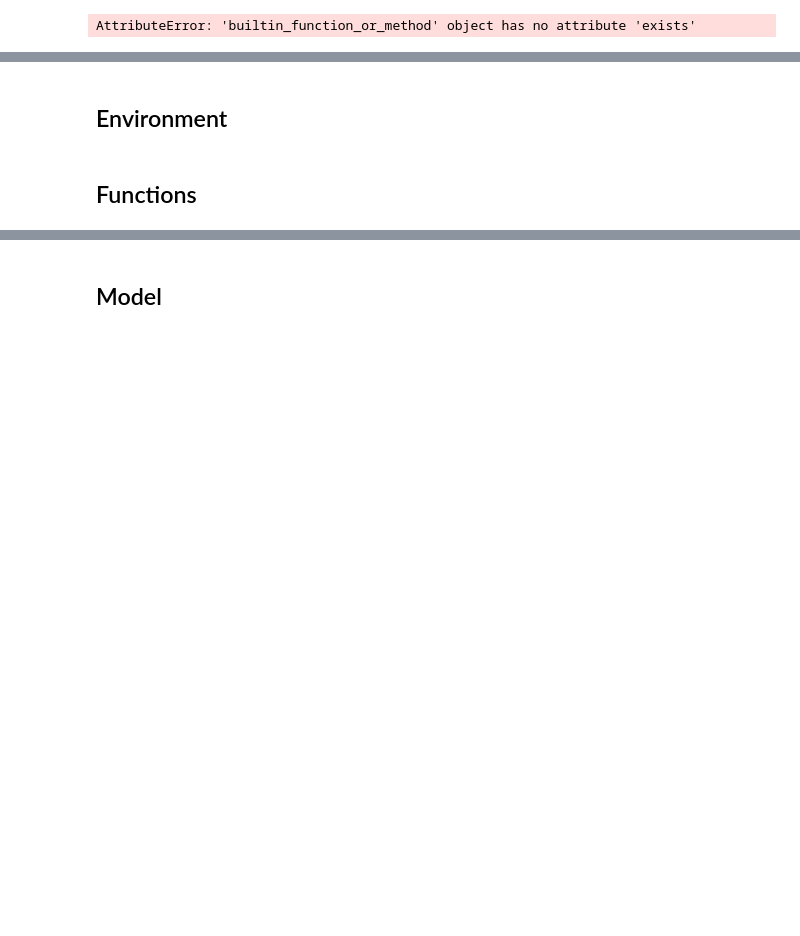
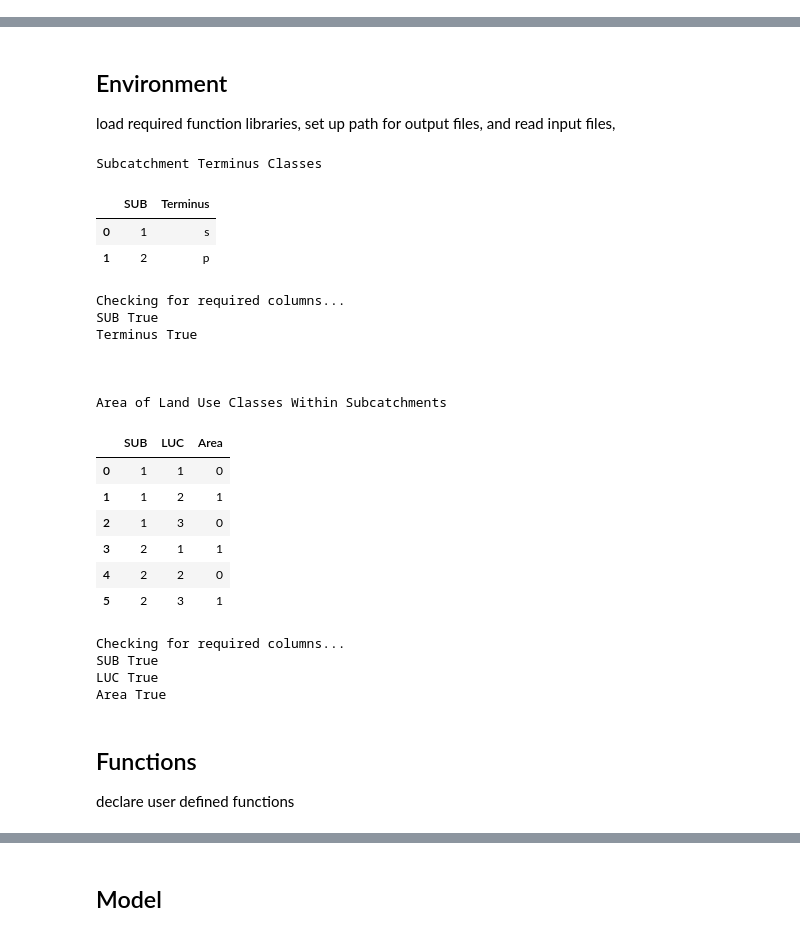
Before and after one commit to arhwiegman/SpatialTools, a Jupyter notebook: arcpy_notebooks/Nload/Nload.ipynb, the cells around one changed output, grey strips where cells are left out. Saved outputs shown, nothing was run; the diff lists cells and outputs as text; code cells hidden in the pictures; blank space fills up the shorter version.

```diff
--- a/arcpy_notebooks/Nload/Nload.ipynb
+++ b/arcpy_notebooks/Nload/Nload.ipynb
@@ -65,11 +65,12 @@ Where:
 See appendix for tables with parameters and values for land use classes. see `Preprossesing.ipynb` for methods to convert available land cover data into the classes listed in table 3.
 # %%
 ### Enter Required User Inputs
-### Subcatchment classifications
-fpath_SUB_terminus = "C:/path/to/terminus/classes/"
-fpath_LUC_areas = "C:/path/to/terminus/classes/"
+### Subcatchment terminus classifications
+#fpath_SUB_terminus = "C:/path/to/sub/terminus/classes/"
+fpath_terminus = r'C:\Workspace\Geodata\Nload\inputs\SUB_terminus.csv'
+### Subcatchment land use class area
+#fpath_LUC_areas = "C:/path/to/sub/luc/areas/"
+fpath_area = r'C:\Workspace\Geodata\Nload\inputs\SUB_LUC_area.csv'
-# %% [output]
-AttributeError: 'builtin_function_or_method' object has no attribute 'exists'
 # %% [markdown]
 ### Optional Inputs
 
@@ -81,5 +82,3 @@ The user may declare values for any of the following parameters in the code chun
 # %%
 ### Enter Optional User Inputs Here
 r_A = 4
-# %% [markdown]
-## Environment
@@ -86,2 +112,63 @@ r_A = 4
+# %% [markdown]
+## Environment
+
+load required function libraries, set up path for output files, and read input files,
+# %%
+# LOAD FUNCTION LIBRARIES ***************************************
+#import arcpy as ap
+import os #,glob, re, sys
+import pandas as pd
+import numpy as np
+#import scipy.stats
+
+# SET WORKING DIRECTORY ******************************
+# working directory this should be where arcgis project is located
+wdr = "C:\\Workspace\\Geodata\\Nload\\"
+# output directory
+odr = os.path.join(wdr,'outputs')
+if not os.path.exists(odr): os.mkdir(odr)
+
+# READ INPUT FILES *************************************
+# subcatchment terminus classes
+df_terminus = pd.read_csv(fpath_terminus)
+print("\n\n\nSubcatchment Terminus Classes")
+display(df_terminus)
+print("Checking for required columns...")
+print("SUB","SUB" in df_terminus.columns.values.tolist())
+print("Terminus","Terminus" in df_terminus.columns.values.tolist())
+
+# land use area by subcatchment
+df_area = pd.read_csv(fpath_area)
+print("\n\n\nArea of Land Use Classes Within Subcatchments")
+display(df_area)
+print("Checking for required columns...")
+print("SUB","SUB" in df_area.columns.values.tolist())
+print("LUC","LUC" in df_area.columns.values.tolist())
+print("Area","Area" in df_area.columns.values.tolist())
+# %% [output]
+Subcatchment Terminus Classes
+|  | SUB | Terminus |
+| 0 | 1 | s |
+| 1 | 2 | p |
+Checking for required columns...
+SUB True
+Terminus True
+
+
+
+Area of Land Use Classes Within Subcatchments
+|  | SUB | LUC | Area |
+| 0 | 1 | 1 | 0 |
+| 1 | 1 | 2 | 1 |
+| 2 | 1 | 3 | 0 |
+| 3 | 2 | 1 | 1 |
+| 4 | 2 | 2 | 0 |
+| 5 | 2 | 3 | 1 |
+Checking for required columns...
+SUB True
+LUC True
+Area True
 # %% [markdown]
 ## Functions
+
+declare user defined functions
```
Also changed, not shown: parts of 7 cells of this notebook, 1 other file.
